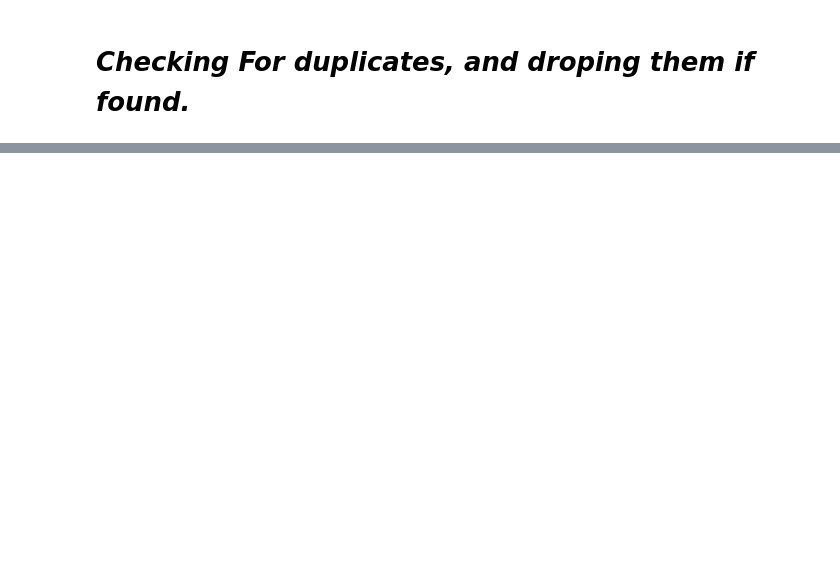
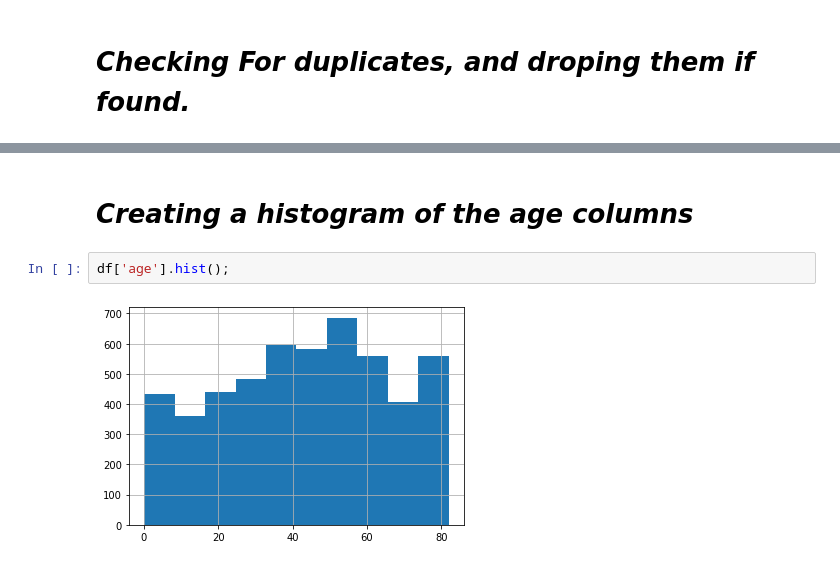
Before and after one commit to jdescartes24/Storke-Prediction, a Jupyter notebook: Stroke_prediction_model.ipynb, the cells around one changed output, grey strips where cells are left out. Saved outputs shown, nothing was run; the diff lists cells and outputs as text; blank space fills up the shorter version.

```diff
--- a/Stroke_prediction_model.ipynb
+++ b/Stroke_prediction_model.ipynb
@@ -159,0 +185,6 @@ sns.heatmap(df.corr(), annot=True, cmap='Blues');
+# %% [markdown]
+# ***Creating a histogram of the age columns***
+# %%
+df['age'].hist();
+# %% [output]
+[figure, added]
```
Also changed, not shown: parts of 102 cells of this notebook.
